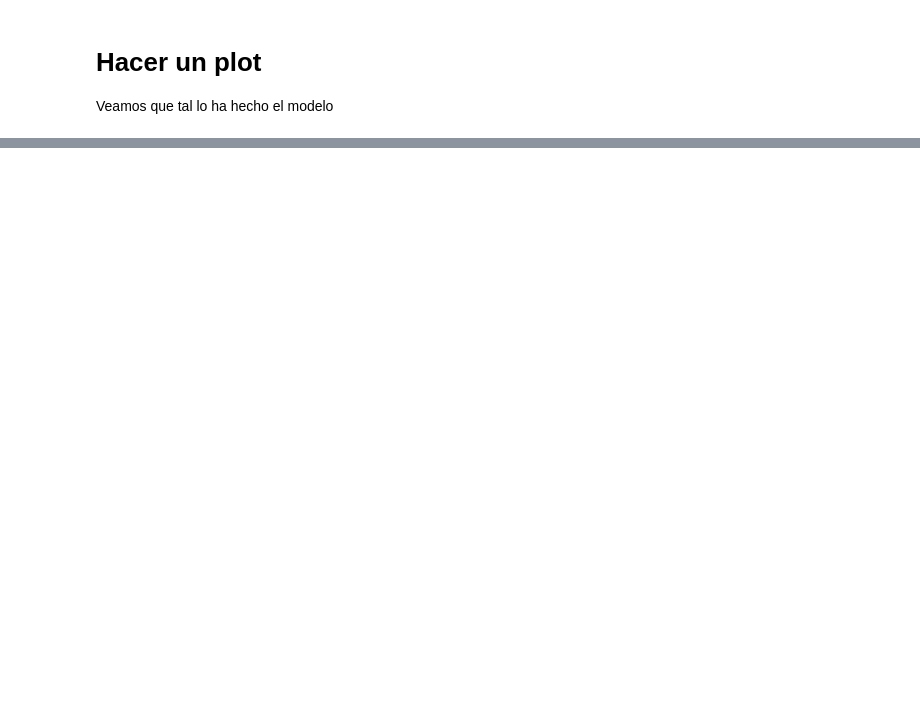
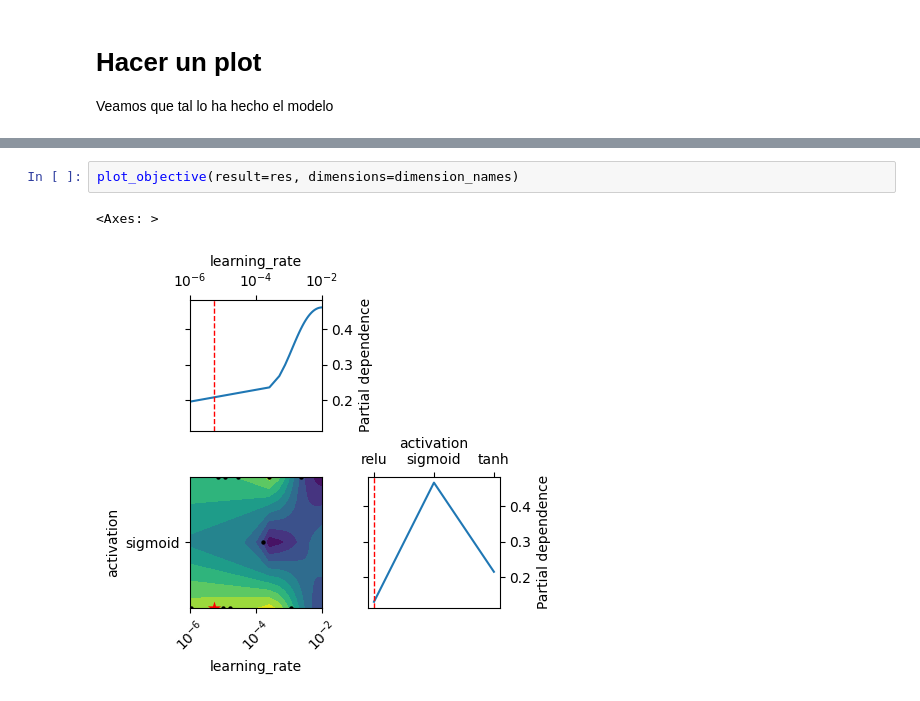
Before and after one commit to fbientrigo/grav_lensing, a Jupyter notebook: 04_local_train/02_simpleTensorflow.ipynb, the cells around one changed output, grey strips where cells are left out. Saved outputs shown, nothing was run; the diff lists cells and outputs as text; blank space fills up the shorter version.

```diff
--- a/04_local_train/02_simpleTensorflow.ipynb
+++ b/04_local_train/02_simpleTensorflow.ipynb
@@ -403,0 +428,5 @@ model.load_weights
+# %%
+plot_objective(result=res, dimensions=dimension_names)
+# %% [output]
+<Axes: >
+[figure, added]
```
Also changed, not shown: parts of 9 cells of this notebook, 9 other files.
